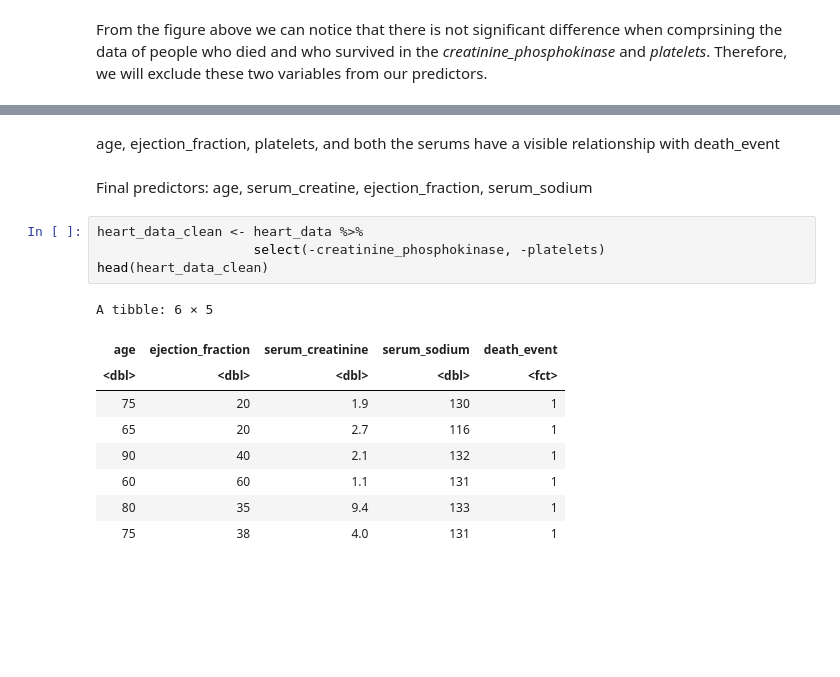
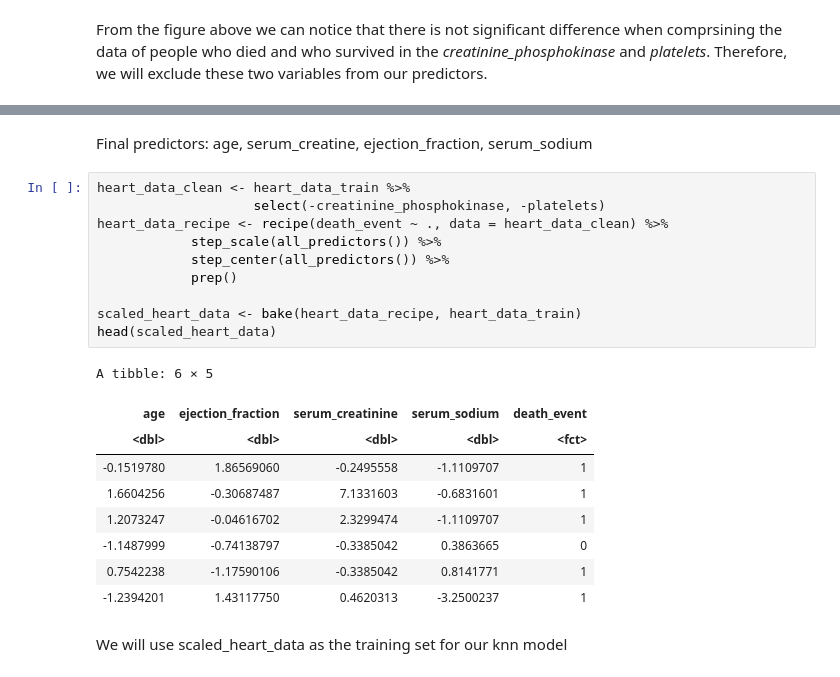
Before and after one commit to SaadRehmanCS/DSCI_project, a Jupyter notebook: heart_failure_analysis.ipynb, the cells around one changed output, grey strips where cells are left out. Cells and saved outputs as stored; diff of their text form; blank space fills up the shorter version.

```diff
--- a/heart_failure_analysis.ipynb
+++ b/heart_failure_analysis.ipynb
@@ -237,18 +153,24 @@ age_plot
-# %% [markdown]
-age, ejection_fraction, platelets, and both the serums have a visible relationship with death_event
 # %% [markdown]
 Final predictors: age, serum_creatine, ejection_fraction, serum_sodium
-# %%
-heart_data_clean <- heart_data %>%
-                    select(-creatinine_phosphokinase, -platelets)
-head(heart_data_clean)
-# %% [output]
-A tibble: 6 × 5
-| age | ejection_fraction | serum_creatinine | serum_sodium | death_event |
-| <dbl> | <dbl> | <dbl> | <dbl> | <fct> |
-| 75 | 20 | 1.9 | 130 | 1 |
-| 65 | 20 | 2.7 | 116 | 1 |
-| 90 | 40 | 2.1 | 132 | 1 |
-| 60 | 60 | 1.1 | 131 | 1 |
-| 80 | 35 | 9.4 | 133 | 1 |
-| 75 | 38 | 4.0 | 131 | 1 |
+# %%
+heart_data_clean <- heart_data_train %>%
+                    select(-creatinine_phosphokinase, -platelets)
+heart_data_recipe <- recipe(death_event ~ ., data = heart_data_clean) %>%
+            step_scale(all_predictors()) %>%
+            step_center(all_predictors()) %>%
+            prep()
+
+scaled_heart_data <- bake(heart_data_recipe, heart_data_train)
+head(scaled_heart_data)
+# %% [output]
+A tibble: 6 × 5
+| age | ejection_fraction | serum_creatinine | serum_sodium | death_event |
+| <dbl> | <dbl> | <dbl> | <dbl> | <fct> |
+| -0.1519780 | 1.86569060 | -0.2495558 | -1.1109707 | 1 |
+| 1.6604256 | -0.30687487 | 7.1331603 | -0.6831601 | 1 |
+| 1.2073247 | -0.04616702 | 2.3299474 | -1.1109707 | 1 |
+| -1.1487999 | -0.74138797 | -0.3385042 | 0.3863665 | 0 |
+| 0.7542238 | -1.17590106 | -0.3385042 | 0.8141771 | 1 |
+| -1.2394201 | 1.43117750 | 0.4620313 | -3.2500237 | 1 |
+# %% [markdown]
+We will use scaled_heart_data as the training set for our knn model
```
Also changed, not shown: parts of 12 cells of this notebook.
